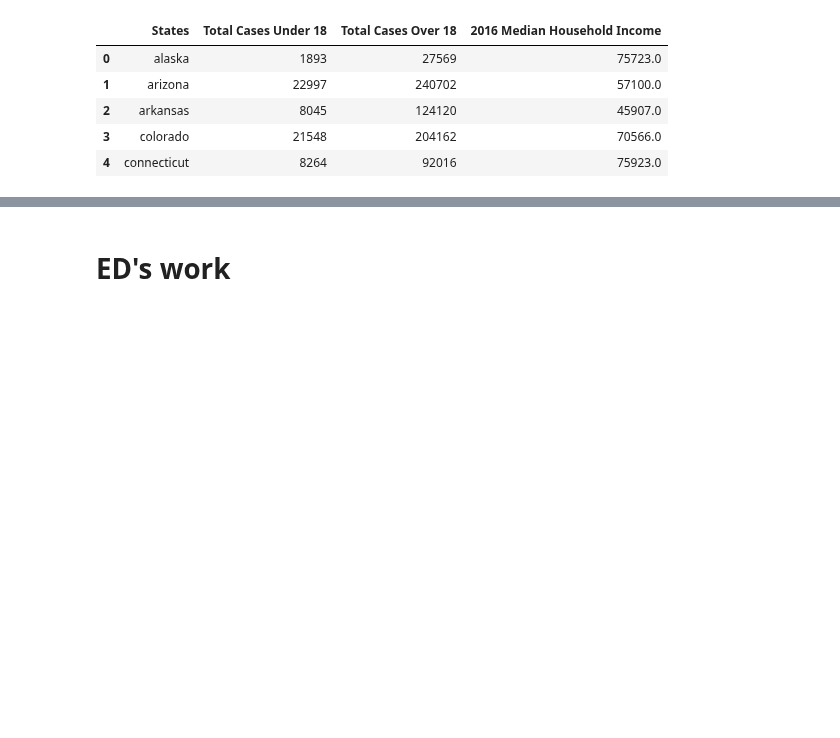
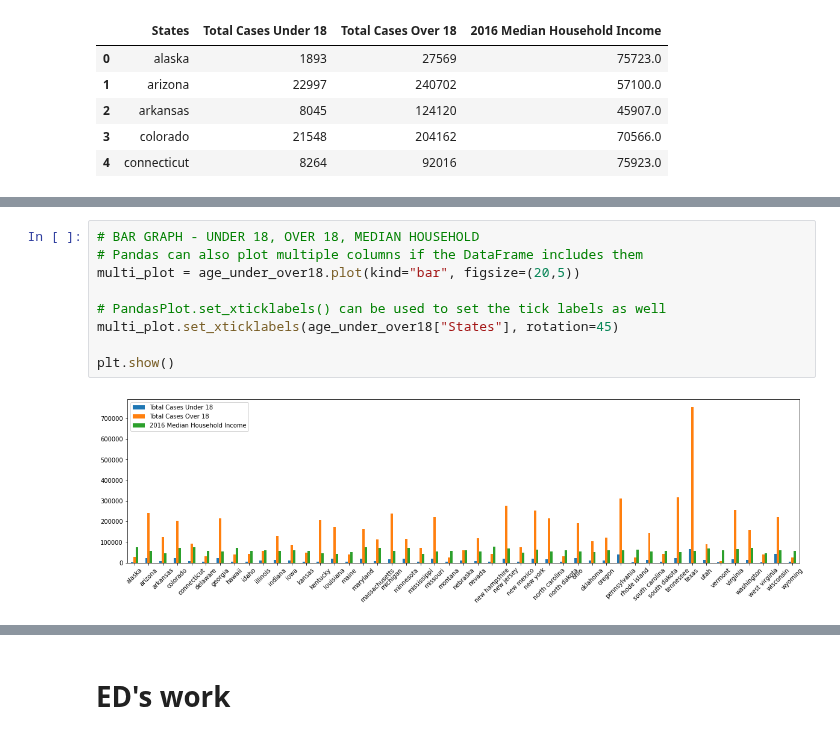
Before and after one commit to sjuarez382/UCI-Group_Project_1-Team9, a Jupyter notebook: State_Crime_Updated.ipynb, the cells around one changed output, grey strips where cells are left out. Saved outputs shown, nothing was run; the diff lists cells and outputs as text; blank space fills up the shorter version.

```diff
--- a/State_Crime_Updated.ipynb
+++ b/State_Crime_Updated.ipynb
@@ -476,3 +476,14 @@ age_under_over18.head()
+# %%
+# BAR GRAPH - UNDER 18, OVER 18, MEDIAN HOUSEHOLD
+# Pandas can also plot multiple columns if the DataFrame includes them
+multi_plot = age_under_over18.plot(kind="bar", figsize=(20,5))
+
+# PandasPlot.set_xticklabels() can be used to set the tick labels as well
+multi_plot.set_xticklabels(age_under_over18["States"], rotation=45)
+
+plt.show()
+# %% [output]
+[figure, added]
 # %%
 new_age_income = age_by_income.loc[:, ['state_lower', 'Total Cases_Under', '2016 Median Household Income', '2016 Estimated Population_Under']]
 new_age_income = new_age_income.rename(columns={
```
Also changed, not shown: parts of 10 cells of this notebook.
